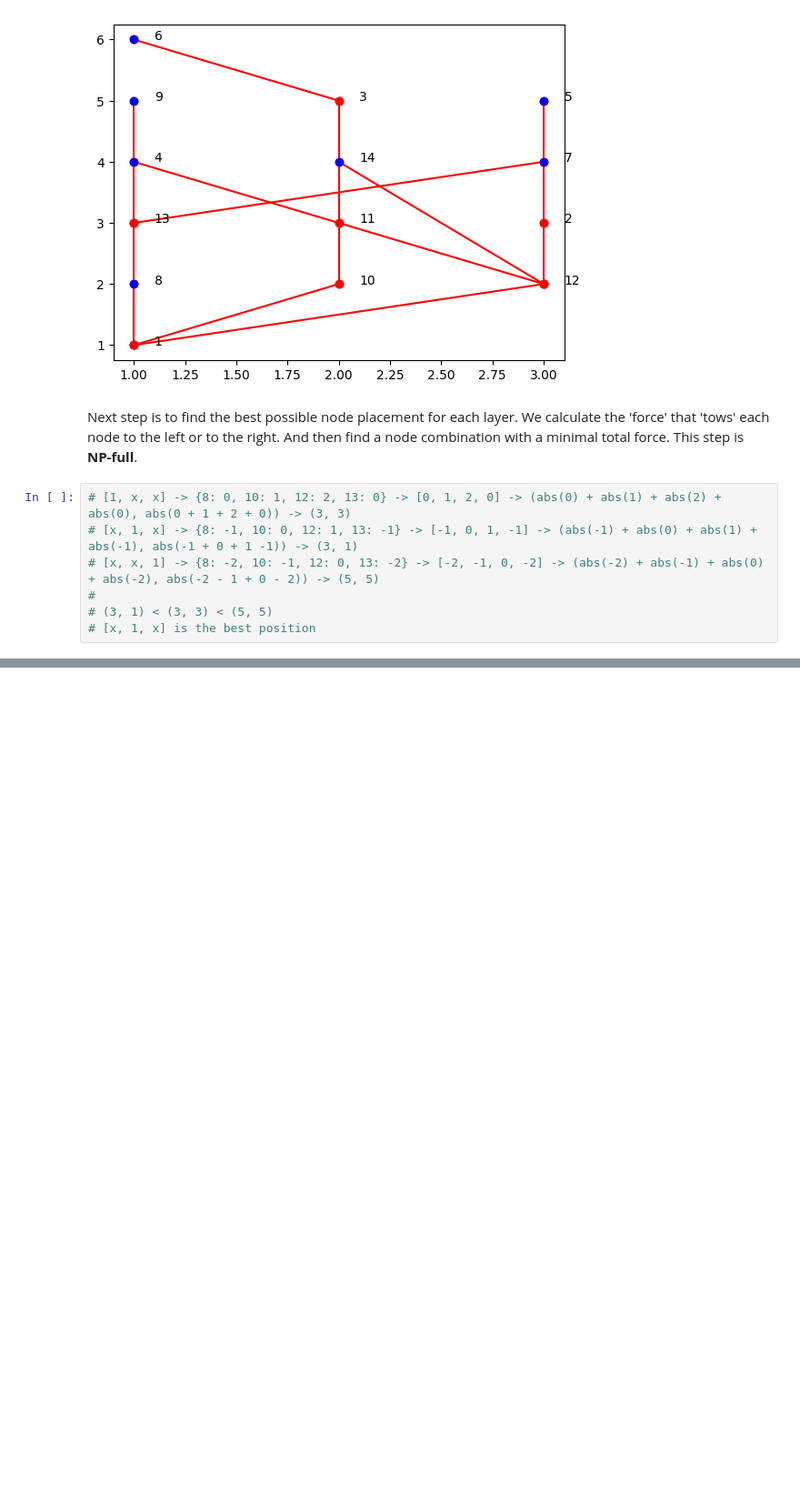
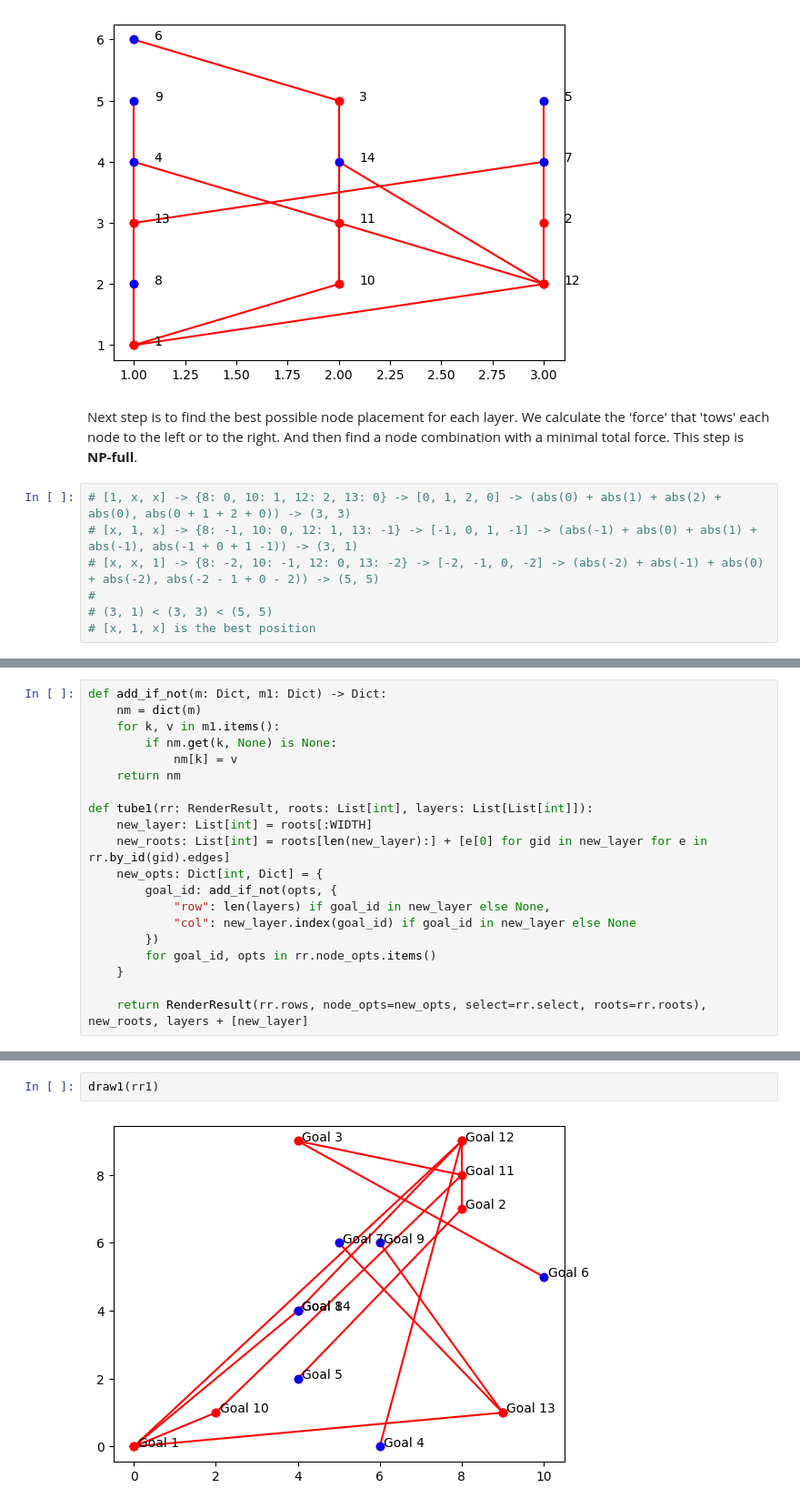
Before and after one commit to ahitrin/SiebenApp-render-playground, a Jupyter notebook: notebooks/sieben-render.ipynb, the cells around one changed output, grey strips where cells are left out. Shown at 91% size. Cells and saved outputs as stored; diff of their text form; blank space fills up the shorter version.

```diff
--- a/notebooks/sieben-render.ipynb
+++ b/notebooks/sieben-render.ipynb
@@ -111,0 +229,20 @@ Next step is to find the best possible node placement for each layer. We calcula
+# %%
+def add_if_not(m: Dict, m1: Dict) -> Dict:
+    nm = dict(m)
+    for k, v in m1.items():
+        if nm.get(k, None) is None:
+            nm[k] = v
+    return nm
+
+def tube1(rr: RenderResult, roots: List[int], layers: List[List[int]]):
+    new_layer: List[int] = roots[:WIDTH]
+    new_roots: List[int] = roots[len(new_layer):] + [e[0] for gid in new_layer for e in rr.by_id(gid).edges]
+    new_opts: Dict[int, Dict] = {
+        goal_id: add_if_not(opts, {
+            "row": len(layers) if goal_id in new_layer else None,
+            "col": new_layer.index(goal_id) if goal_id in new_layer else None
+        })
+        for goal_id, opts in rr.node_opts.items()
+    }
+
+    return RenderResult(rr.rows, node_opts=new_opts, select=rr.select, roots=rr.roots), new_roots, layers + [new_layer]
@@ -111,0 +256,4 @@ Next step is to find the best possible node placement for each layer. We calcula
+# %%
+draw1(rr1)
+# %% [output]
+[figure, added]
```
Also changed, not shown: parts of 20 cells of this notebook.
